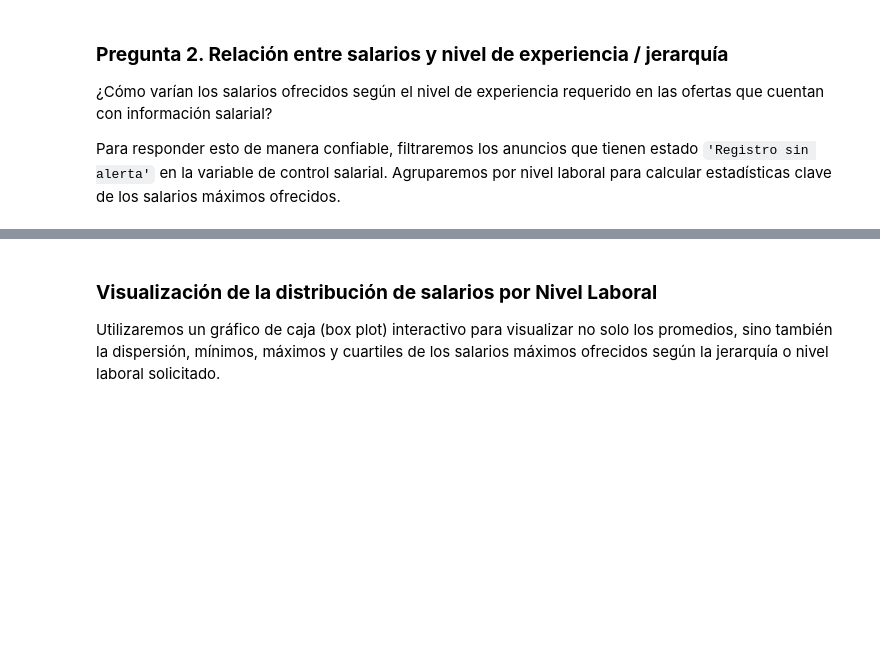
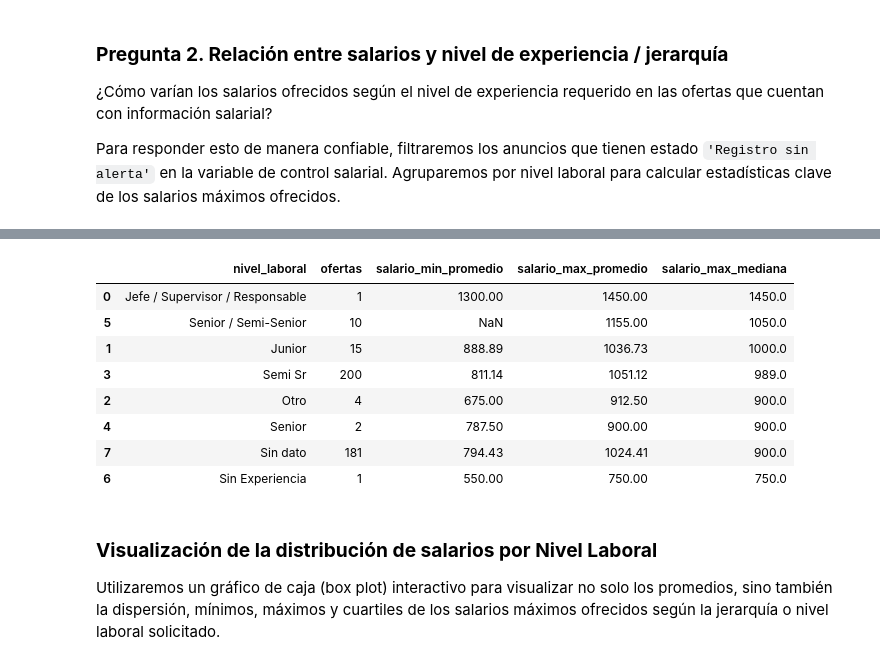
Before and after one commit to kramos213/LSantimateo, a Jupyter notebook: Proyecto_Konzerta/notebooks/Proyecto_Konzerta_KR.ipynb, the cells around one changed output, grey strips where cells are left out. Saved outputs shown, nothing was run; the diff lists cells and outputs as text; code cells hidden in the pictures; blank space fills up the shorter version.

```diff
--- a/Proyecto_Konzerta/notebooks/Proyecto_Konzerta_KR.ipynb
+++ b/Proyecto_Konzerta/notebooks/Proyecto_Konzerta_KR.ipynb
@@ -669,0 +691,75 @@ display(resumen_salarios_nivel.round(2))
+# %%
+# ==========================================================
+# PREGUNTA 2: SALARIOS Y EXPERIENCIA REQUERIDA
+# ==========================================================
+
+# 1. Seleccionar anuncios sin alertas salariales
+salarios_validos = konzerta[
+    (konzerta["estado_salario"] == "Registro sin alerta")
+    & (konzerta["salario_max"].notna())
+    & (konzerta["salario_max"] > 0)
+].copy()
+
+# 2. Seleccionar registros con experiencia válida
+salarios_experiencia = salarios_validos[
+    (salarios_validos["experiencia_meses"].notna())
+    & (salarios_validos["experiencia_meses"] >= 0)
+].copy()
+
+# 3. Crear rangos de experiencia
+salarios_experiencia["rango_experiencia"] = pd.cut(
+    salarios_experiencia["experiencia_meses"],
+    bins=[-0.01, 12, 36, 60, float("inf")],
+    labels=[
+        "0 a 12 meses",
+        "13 a 36 meses",
+        "37 a 60 meses",
+        "Más de 60 meses"
+    ]
+)
+
+# 4. Calcular estadísticas salariales por experiencia
+resumen_salarios_experiencia = (
+    salarios_experiencia
+    .groupby(
+        "rango_experiencia",
+        observed=True
+    )
+    .agg(
+        ofertas=("id", "size"),
+        salario_max_promedio=("salario_max", "mean"),
+        salario_max_mediana=("salario_max", "median"),
+        salario_max_minimo=("salario_max", "min"),
+        salario_max_maximo=("salario_max", "max")
+    )
+    .reset_index()
+)
+
+# 5. Mantener el análisis complementario por nivel laboral
+resumen_salarios_nivel = (
+    salarios_validos
+    .groupby("nivel_laboral", dropna=False)
+    .agg(
+        ofertas=("id", "size"),
+        salario_min_promedio=("salario_min", "mean"),
+        salario_max_promedio=("salario_max", "mean"),
+        salario_max_mediana=("salario_max", "median")
+    )
+    .reset_index()
+    .sort_values(
+        by="salario_max_mediana",
+        ascending=False
+    )
+)
+
+# 6. Mostrar resultados
+print("PREGUNTA 2: SALARIOS SEGÚN EXPERIENCIA")
+print("Ofertas con salario máximo:", len(salarios_validos))
+print("Ofertas con salario y experiencia:", len(salarios_experiencia))
+
+print("\nSALARIOS POR RANGO DE EXPERIENCIA")
+display(resumen_salarios_experiencia.round(2))
+
+print("\nSALARIOS POR NIVEL LABORAL")
+display(resumen_salarios_nivel.round(2))
+# %% [output]
@@ -670,3 +776,12 @@ display(resumen_salarios_nivel.round(2))
+|  | nivel_laboral | ofertas | salario_min_promedio | salario_max_promedio | salario_max_mediana |
+| 0 | Jefe / Supervisor / Responsable | 1 | 1300.00 | 1450.00 | 1450.0 |
+| 5 | Senior / Semi-Senior | 10 | NaN | 1155.00 | 1050.0 |
+| 1 | Junior | 15 | 888.89 | 1036.73 | 1000.0 |
+| 3 | Semi Sr | 200 | 811.14 | 1051.12 | 989.0 |
+| 2 | Otro | 4 | 675.00 | 912.50 | 900.0 |
+| 4 | Senior | 2 | 787.50 | 900.00 | 900.0 |
+| 7 | Sin dato | 181 | 794.43 | 1024.41 | 900.0 |
+| 6 | Sin Experiencia | 1 | 550.00 | 750.00 | 750.0 |
 # %% [markdown]
 ### **Visualización de la distribución de salarios por Nivel Laboral**
 
```
Also changed, not shown: parts of 8 cells of this notebook.
